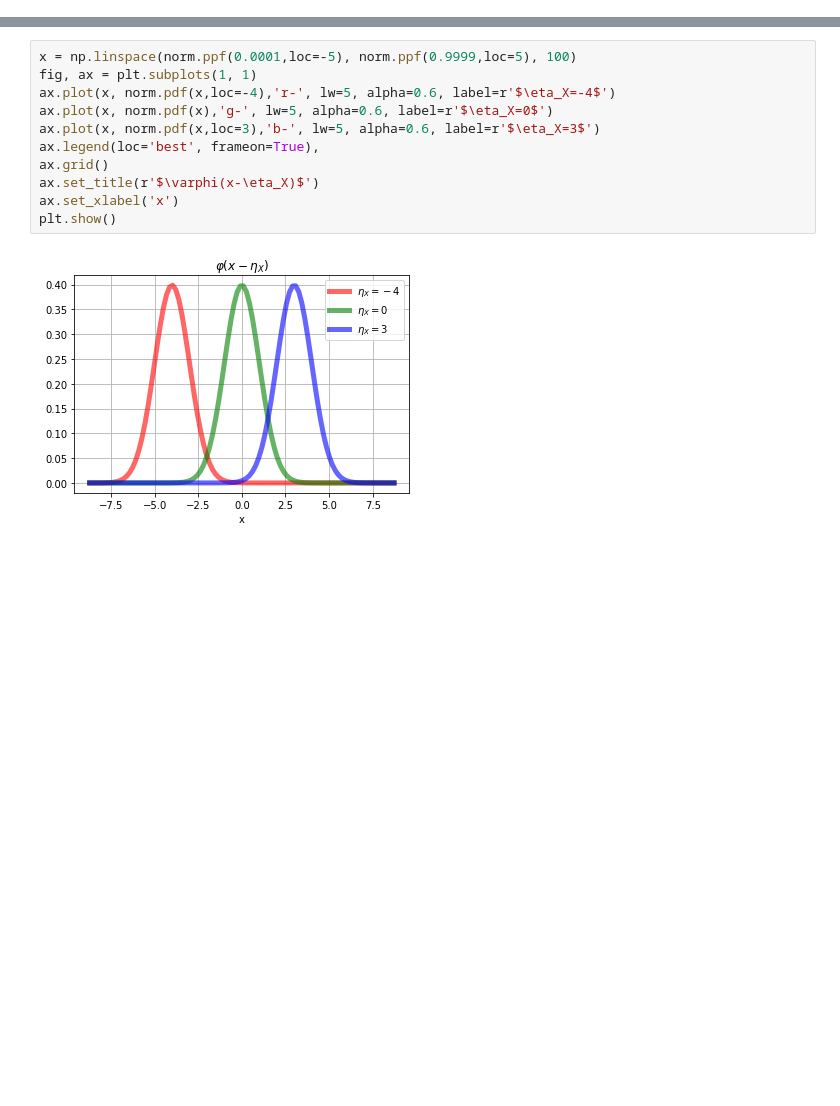
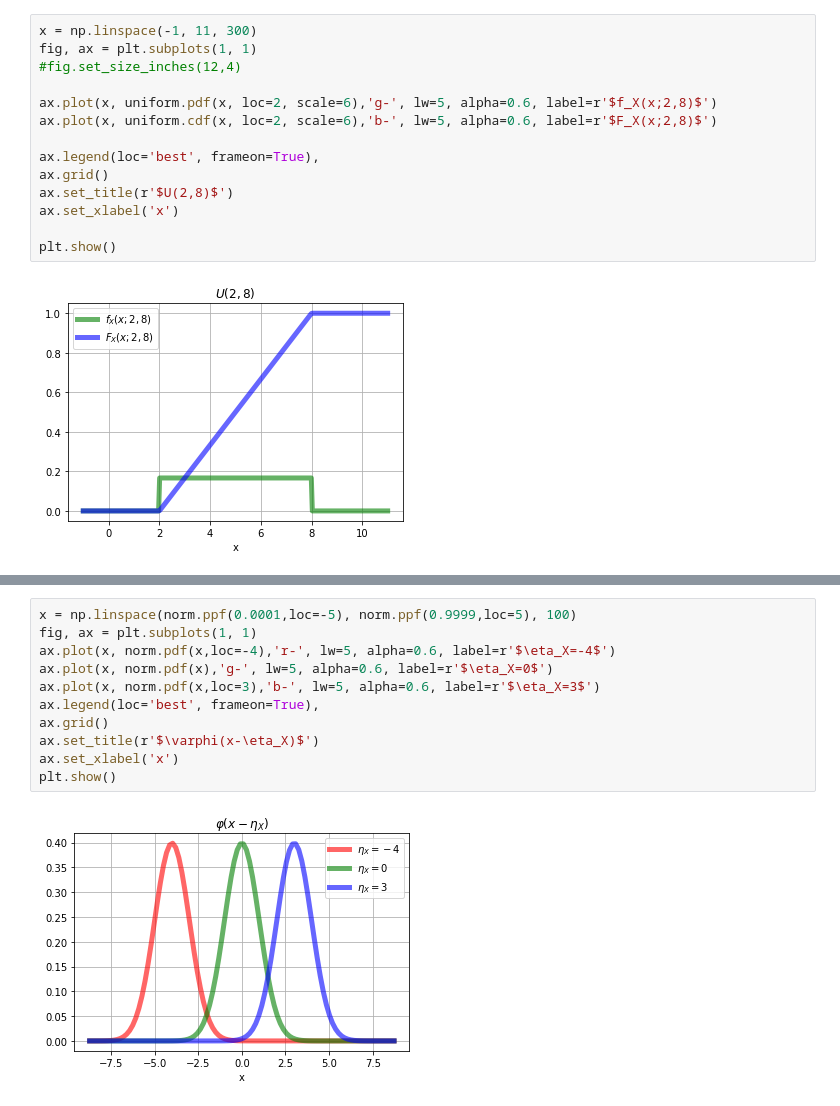
Before and after one commit to jruizalz/EPE-ULPGC, a Jupyter notebook: Bloque_2/4.DistribucionesContinuasHabituales.ipynb, the cells around one changed output, grey strips where cells are left out. Cells and saved outputs as stored; diff of their text form; blank space fills up the shorter version.

```diff
--- a/Bloque_2/4.DistribucionesContinuasHabituales.ipynb
+++ b/Bloque_2/4.DistribucionesContinuasHabituales.ipynb
@@ -4,0 +41,16 @@ import matplotlib.pyplot as plt
+# %%
+x = np.linspace(-1, 11, 300)
+fig, ax = plt.subplots(1, 1)
+#fig.set_size_inches(12,4)
+
+ax.plot(x, uniform.pdf(x, loc=2, scale=6),'g-', lw=5, alpha=0.6, label=r'$f_X(x;2,8)$')
+ax.plot(x, uniform.cdf(x, loc=2, scale=6),'b-', lw=5, alpha=0.6, label=r'$F_X(x;2,8)$')
+
+ax.legend(loc='best', frameon=True),
+ax.grid()
+ax.set_title(r'$U(2,8)$')
+ax.set_xlabel('x')
+
+plt.show()
+# %% [output]
+[figure, added]
```
Also changed, not shown: parts of 45 cells of this notebook, 4 other files.
